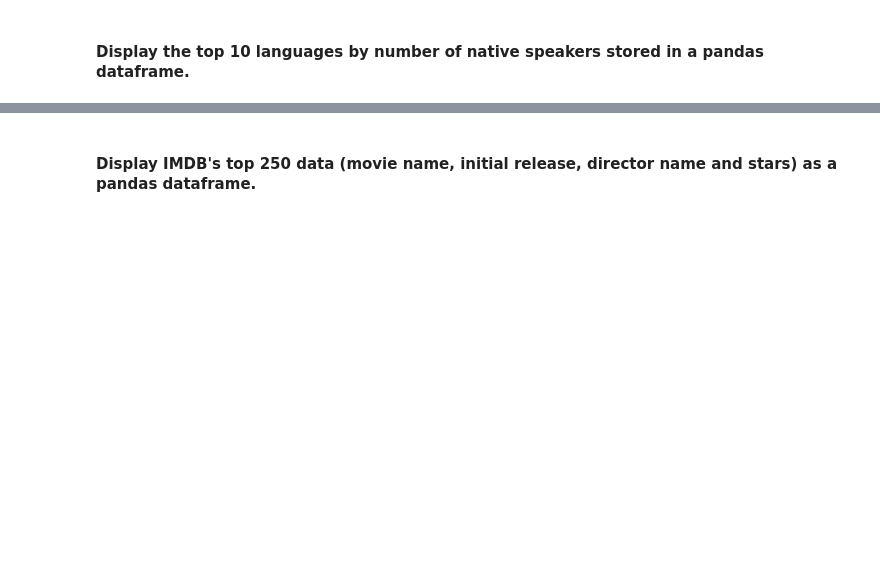
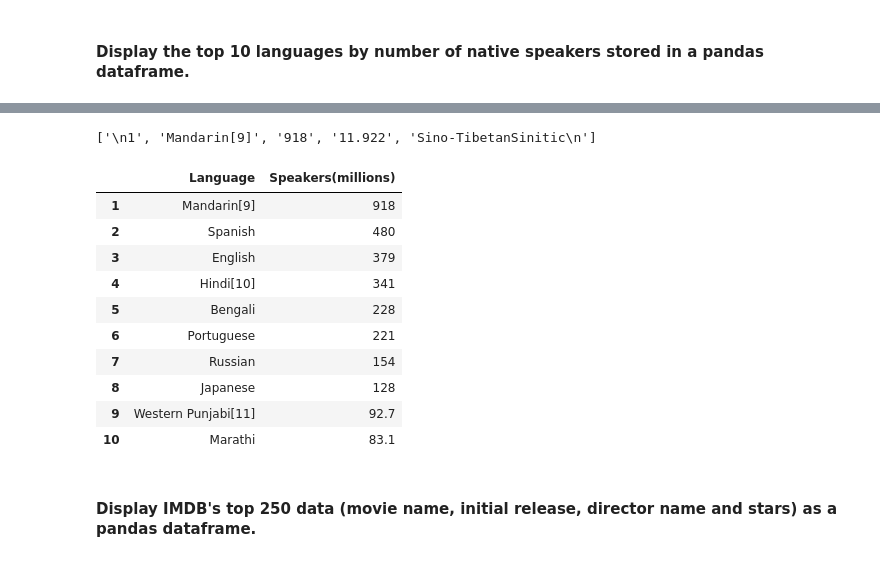
Before and after one commit to ta-data-lis/lab-web-scraping, a Jupyter notebook: your-code/main.ipynb, the cells around one changed output, grey strips where cells are left out. Saved outputs shown, nothing was run; the diff lists cells and outputs as text; code cells hidden in the pictures; blank space fills up the shorter version.

Commit message:
updated language q

```diff
--- a/your-code/main.ipynb
+++ b/your-code/main.ipynb
@@ -161,3 +350,26 @@ url = 'https://twitter.com/'
+# %%
+# Able to get first table easier...
+html = requests.get(url).content
+soup = BeautifulSoup(html, 'lxml')
+langs = [(soup.select('tr')[x].get_text()).split('\n\n') for x in range(len(soup.find_all('tr')))]
+print(langs[1])
+top_lang = pd.DataFrame(langs)[[1,2]]
+top_lang.columns = top_lang.iloc[0]
+top_lang = top_lang[1:]
+top_lang.head(10)
+# %% [output]
+['\n1', 'Mandarin[9]', '918', '11.922', 'Sino-TibetanSinitic\n']
+|  | Language | Speakers(millions) |
+| 1 | Mandarin[9] | 918 |
+| 2 | Spanish | 480 |
+| 3 | English | 379 |
+| 4 | Hindi[10] | 341 |
+| 5 | Bengali | 228 |
+| 6 | Portuguese | 221 |
+| 7 | Russian | 154 |
+| 8 | Japanese | 128 |
+| 9 | Western Punjabi[11] | 92.7 |
+| 10 | Marathi | 83.1 |
 # %% [markdown]
 #### Display IMDB's top 250 data (movie name, initial release, director name and stars) as a pandas dataframe.
 # %%
```
Also changed, not shown: parts of 42 cells of this notebook.
